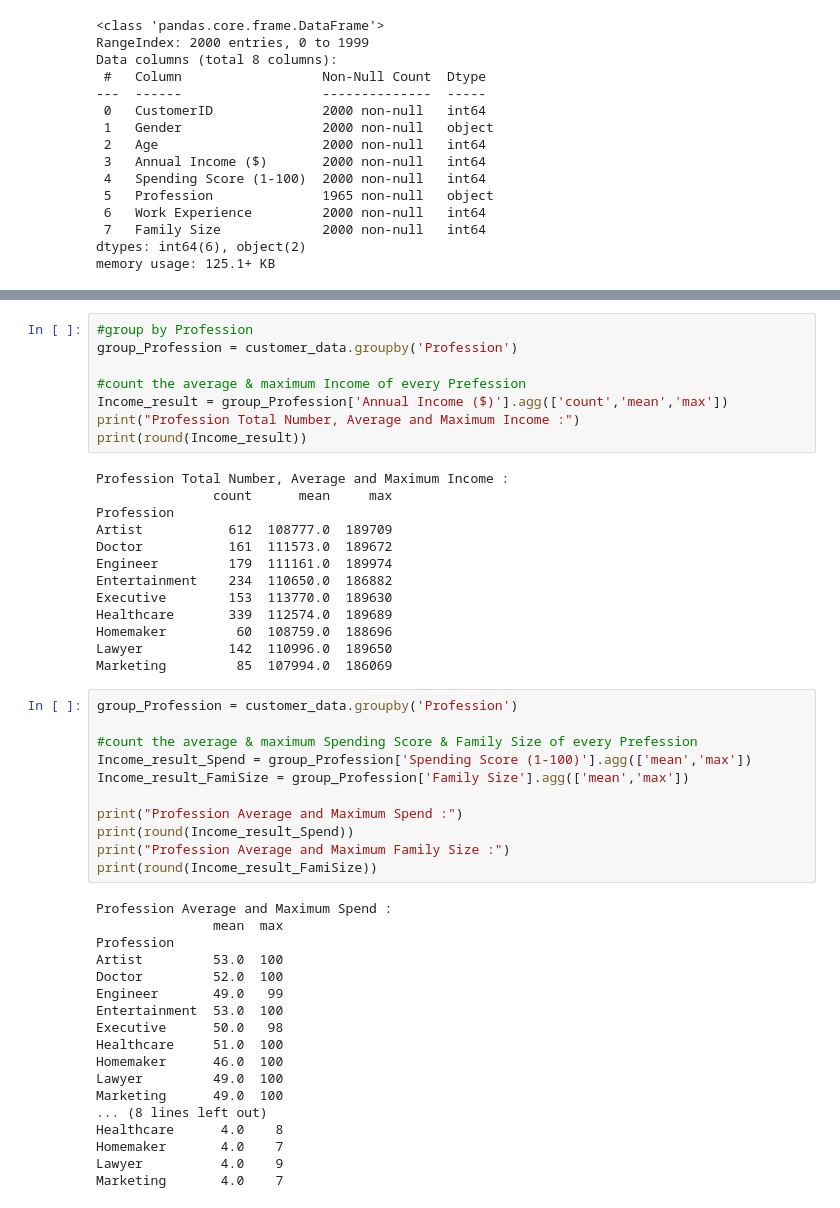
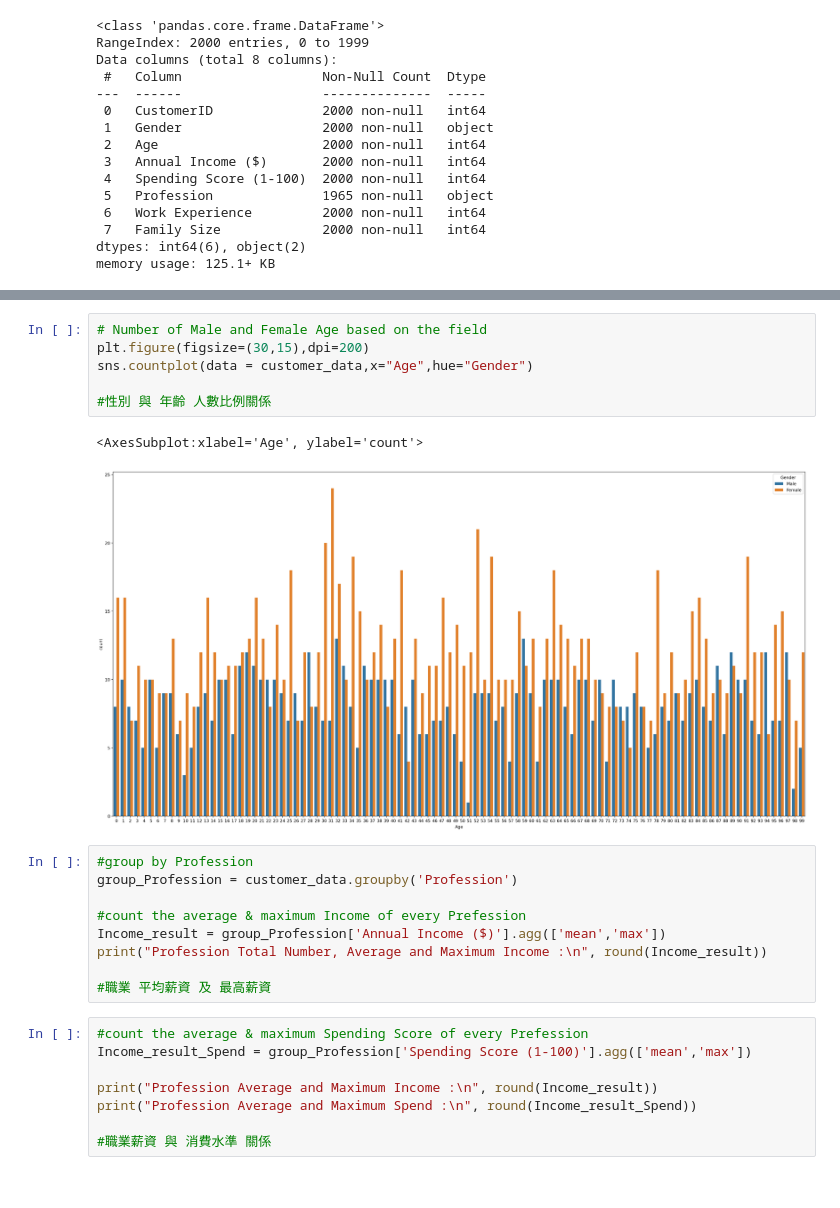
Before and after one commit to Hazel0301/PL, a Jupyter notebook: homework_1.ipynb, the cells around one changed output, grey strips where cells are left out. Drawn from its saved outputs; the diff is of its cells as text.

```diff
--- a/homework_1.ipynb
+++ b/homework_1.ipynb
@@ -81,50 +102,26 @@ sns.countplot(data = customer_data,x="Profession",hue="Gender")
+# %%
+# Number of Male and Female Age based on the field
+plt.figure(figsize=(30,15),dpi=200)
+sns.countplot(data = customer_data,x="Age",hue="Gender")
+
+#性別 與 年齡 人數比例關係
+# %% [output]
+<AxesSubplot:xlabel='Age', ylabel='count'>
+[figure, added]
 # %%
 #group by Profession
 group_Profession = customer_data.groupby('Profession')
 
 #count the average & maximum Income of every Prefession
-Income_result = group_Profession['Annual Income ($)'].agg(['count','mean','max'])
-print("Profession Total Number, Average and Maximum Income :")
-print(round(Income_result))
+Income_result = group_Profession['Annual Income ($)'].agg(['mean','max'])
+print("Profession Total Number, Average and Maximum Income :\n", round(Income_result))
+
+#職業 平均薪資 及 最高薪資
-# %% [output]
-Profession Total Number, Average and Maximum Income :
-               count      mean     max
-Profession
-Artist           612  108777.0  189709
-Doctor           161  111573.0  189672
-Engineer         179  111161.0  189974
-Entertainment    234  110650.0  186882
-Executive        153  113770.0  189630
-Healthcare       339  112574.0  189689
-Homemaker         60  108759.0  188696
-Lawyer           142  110996.0  189650
-Marketing         85  107994.0  186069
 # %%
-group_Profession = customer_data.groupby('Profession')
+#count the average & maximum Spending Score of every Prefession
+Income_result_Spend = group_Profession['Spending Score (1-100)'].agg(['mean','max'])
 
-#count the average & maximum Spending Score & Family Size of every Prefession
-Income_result_Spend = group_Profession['Spending Score (1-100)'].agg(['mean','max'])
-Income_result_FamiSize = group_Profession['Family Size'].agg(['mean','max'])
+print("Profession Average and Maximum Income :\n", round(Income_result))
+print("Profession Average and Maximum Spend :\n", round(Income_result_Spend))
 
-print("Profession Average and Maximum Spend :")
-print(round(Income_result_Spend))
-print("Profession Average and Maximum Family Size :")
-print(round(Income_result_FamiSize))
+#職業薪資 與 消費水準 關係
-# %% [output]
-Profession Average and Maximum Spend :
-               mean  max
-Profession
-Artist         53.0  100
-Doctor         52.0  100
-Engineer       49.0   99
-Entertainment  53.0  100
-Executive      50.0   98
-Healthcare     51.0  100
-Homemaker      46.0  100
-Lawyer         49.0  100
-Marketing      49.0  100
-... (8 lines left out)
-Healthcare      4.0    8
-Homemaker       4.0    7
-Lawyer          4.0    9
-Marketing       4.0    7
```
Also changed, not shown: parts of 11 cells of this notebook.
